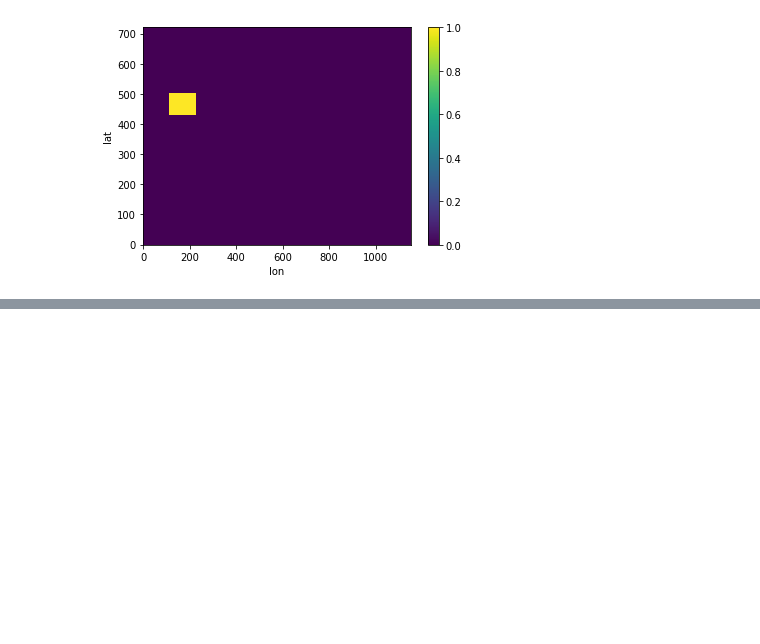
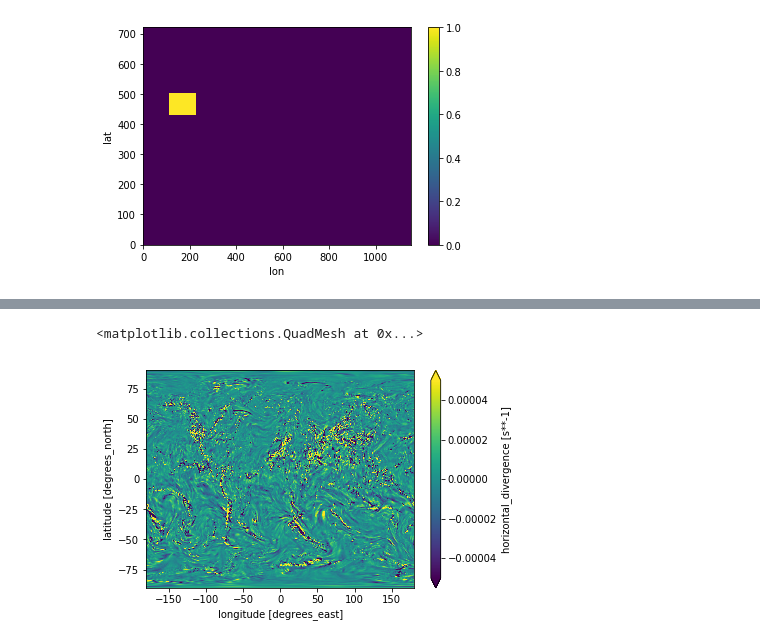
Before and after one commit to JiaweiZhuang/process_real_wind, a Jupyter notebook: solve_advection_on_cartesian.ipynb, the cells around one changed output, grey strips where cells are left out. Drawn from its saved outputs; the diff is of its cells as text; code cells hidden in the pictures; blank space fills up the shorter version.

```diff
--- a/solve_advection_on_cartesian.ipynb
+++ b/solve_advection_on_cartesian.ipynb
@@ -95,0 +110,5 @@ Wall time: 28.5 s
+# %%
+ds = ds.isel(lev=20)
+# %%
+ds['lat'].values = np.linspace(-90, 90, ds['lat'].size)
+ds['lat']
@@ -95,0 +132,5 @@ Wall time: 28.5 s
+# %%
+wind.divergence().plot(vmin=-5e-5, vmax=5e-5)
+# %% [output]
+<matplotlib.collections.QuadMesh at 0x...>
+[figure, added]
```
Also changed, not shown: parts of 14 cells of this notebook.
